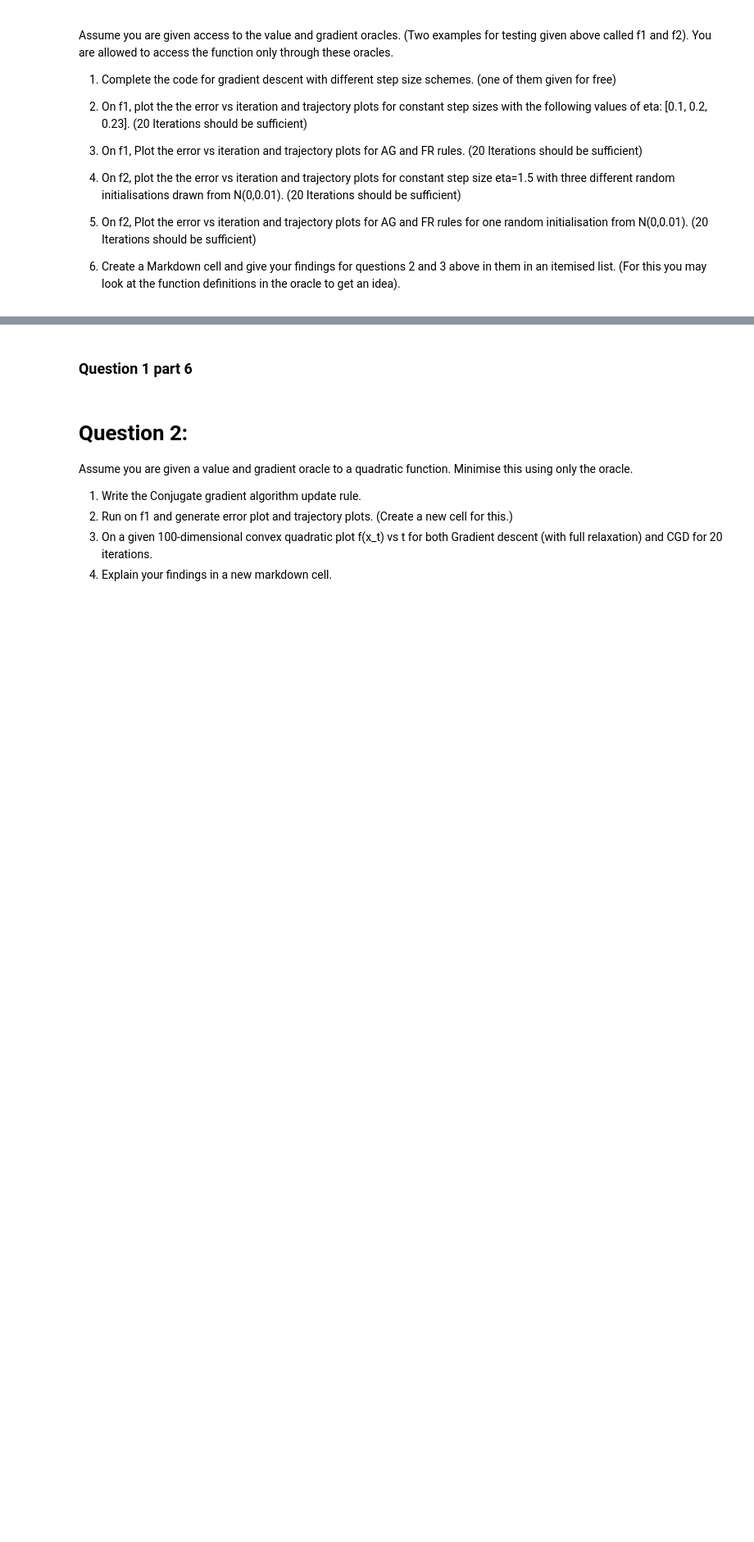
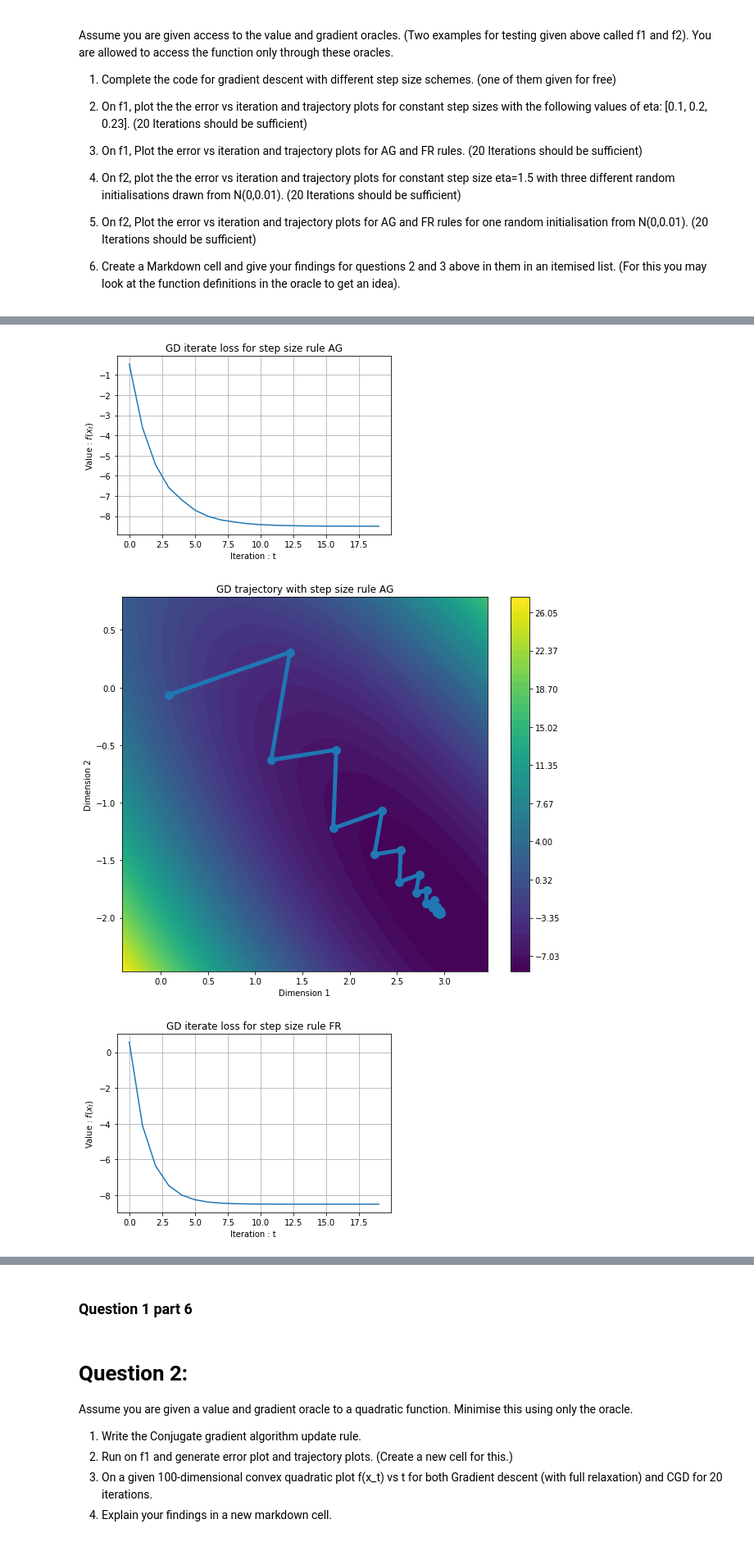
Before and after one commit to Milind-Blaze/CS5020_2019, a Jupyter notebook: PA_unconstrained_opt_student.ipynb, the cells around one changed output, grey strips where cells are left out. Shown at 82% size. Cells and saved outputs as stored; diff of their text form; code cells hidden in the pictures; blank space fills up the shorter version.

```diff
--- a/PA_unconstrained_opt_student.ipynb
+++ b/PA_unconstrained_opt_student.ipynb
@@ -28,3 +32,18 @@ def get_gradient(x):
     A=np.array([[5.,4],[4.,5.]])
     b=np.array([7.,2.])
     return np.dot(A,x) - b
+# %%
+# To be removed!!!
+
+# testing cell
+
+A=np.array([[5.,4],[4.,5.]])
+b=np.array([7.,2.])
+
+x = np.array([1,2])
+print(A)
+print(np.dot(A,x))
+print(np.dot(x,np.dot(A,x)))
+print(np.dot(b,x))
+print(get_value([1,2]))
+print(get_gradient([3,-2]))
@@ -111,6 +223,7 @@ def plot_error_vs_iteration(f_vals, plt_title=None):
 
     plt.xlabel('Iteration : t ')
     plt.ylabel('Value : $f(x_t)$')
+    plt.grid(True)
     plt.plot(f_vals)
 
 
@@ -174,24 +294,36 @@ for eta in [0.1, 0.2, 0.23]:
 # %%
 # Question 1 part 3:
 for stepsize_rule in ['AG', 'FR']:
     f_vals=[]
     x_list=[]
     x=np.zeros((n_dim))+np.random.randn(n_dim)*0.1
 
     f_vals = []
     for t in range(20):
 
         x_list.append(x)
         f_vals.append(get_value(x))
         if stepsize_rule=='AG':
-            x = gradient_descent_update_AG(x=x, eta=eta)
+            x = gradient_descent_update_AG(x=x) # , eta=eta) AG does not require argument eta!
         elif stepsize_rule=='FR':
-            x = gradient_descent_update_FR(x=x, eta=eta)
+            x = gradient_descent_update_FR(x=x) # , eta=eta) FR does not require argument eta
 
     x_list = np.array(x_list)
+
+#     # code to test orthogonality of x_t+1 - x_t and x_t - x_t-1
+#
+#     if stepsize_rule == "FR":
+#         for i in range(1,len(x_list)-1):
+#             prev = x_list[i]- x_list[i-1]
+#             after = x_list[i+1] - x_list[i]
+#             print(np.dot(prev,after)/np.linalg.norm(prev)/np.linalg.norm(after))
 
 
     plot_error_vs_iteration(f_vals, plt_title='GD iterate loss for step size rule '+stepsize_rule)
 
     if n_dim==2:
         plot_trajectory(x_list, plt_title='GD trajectory with step size rule '+ stepsize_rule)
+# %% [output]
+[figure, added]
+[figure, added]
+[figure, added]
```
Also changed, not shown: parts of 7 cells of this notebook.
